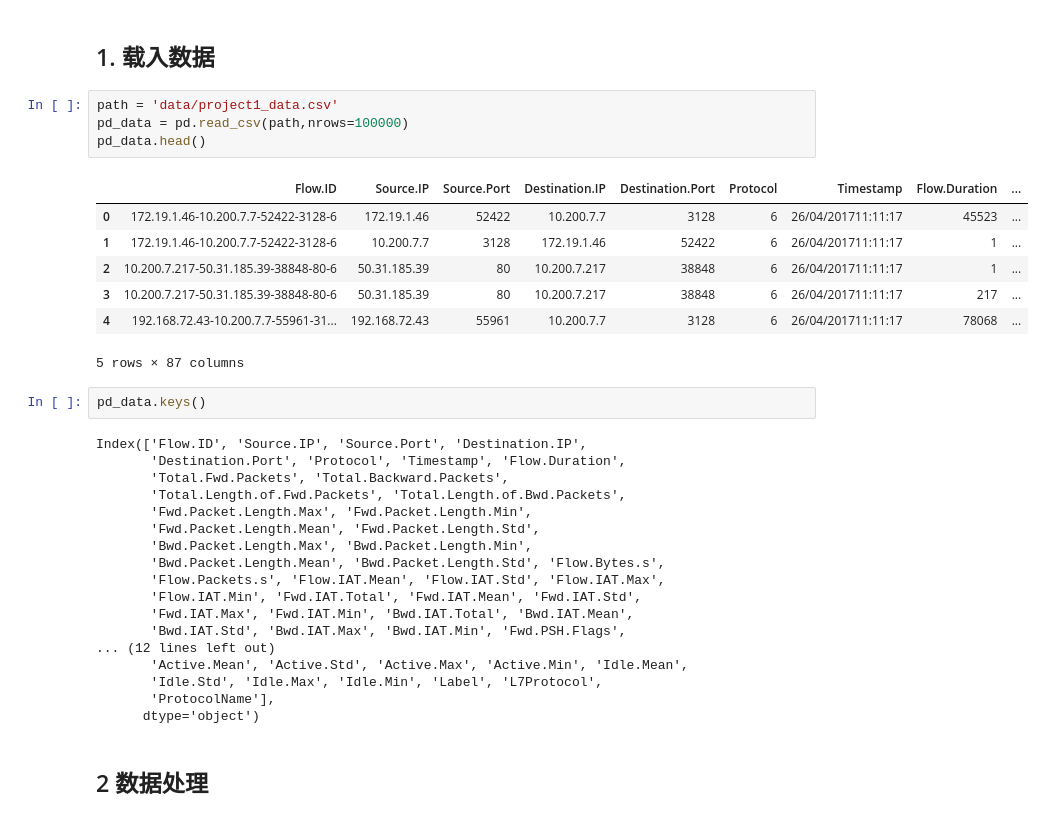
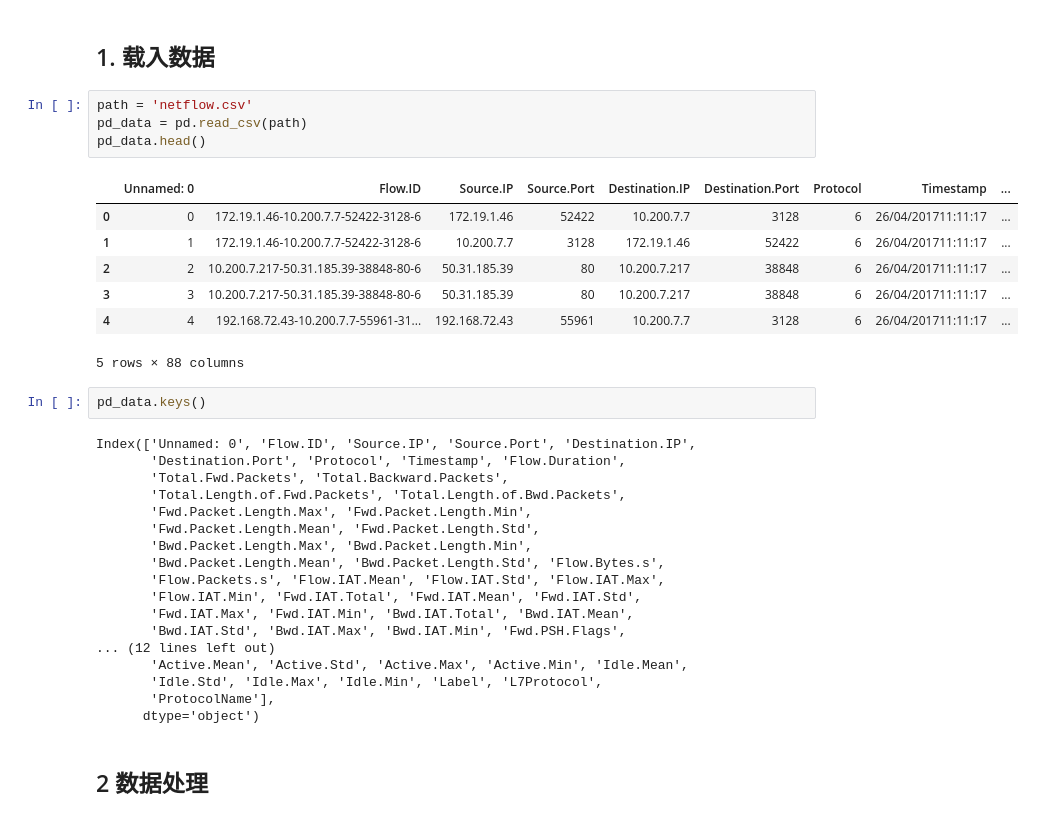
Before and after one commit to YeslabOPS/NAMlab, a Jupyter notebook: U08/03_深度神经网络示例/网络人工智能项目3.ipynb, the cells around one changed output. Drawn from its saved outputs; the diff is of its cells as text.

```diff
--- a/U08/03_深度神经网络示例/网络人工智能项目3.ipynb
+++ b/U08/03_深度神经网络示例/网络人工智能项目3.ipynb
@@ -9,21 +9,21 @@ np.set_printoptions(suppress=True)
 # %% [markdown]
 ## 1. 载入数据
 # %%
-path = 'data/project1_data.csv'
-pd_data = pd.read_csv(path,nrows=100000)
+path = 'netflow.csv'
+pd_data = pd.read_csv(path)
 pd_data.head()
 # %% [output]
-|  | Flow.ID | Source.IP | Source.Port | Destination.IP | Destination.Port | Protocol | Timestamp | Flow.Duration | ... |
-| 0 | 172.19.1.46-10.200.7.7-52422-3128-6 | 172.19.1.46 | 52422 | 10.200.7.7 | 3128 | 6 | 26/04/201711:11:17 | 45523 | ... |
-| 1 | 172.19.1.46-10.200.7.7-52422-3128-6 | 10.200.7.7 | 3128 | 172.19.1.46 | 52422 | 6 | 26/04/201711:11:17 | 1 | ... |
-| 2 | 10.200.7.217-50.31.185.39-38848-80-6 | 50.31.185.39 | 80 | 10.200.7.217 | 38848 | 6 | 26/04/201711:11:17 | 1 | ... |
-| 3 | 10.200.7.217-50.31.185.39-38848-80-6 | 50.31.185.39 | 80 | 10.200.7.217 | 38848 | 6 | 26/04/201711:11:17 | 217 | ... |
-| 4 | 192.168.72.43-10.200.7.7-55961-31... | 192.168.72.43 | 55961 | 10.200.7.7 | 3128 | 6 | 26/04/201711:11:17 | 78068 | ... |
+|  | Unnamed: 0 | Flow.ID | Source.IP | Source.Port | Destination.IP | Destination.Port | Protocol | Timestamp | ... |
+| 0 | 0 | 172.19.1.46-10.200.7.7-52422-3128-6 | 172.19.1.46 | 52422 | 10.200.7.7 | 3128 | 6 | 26/04/201711:11:17 | ... |
+| 1 | 1 | 172.19.1.46-10.200.7.7-52422-3128-6 | 10.200.7.7 | 3128 | 172.19.1.46 | 52422 | 6 | 26/04/201711:11:17 | ... |
+| 2 | 2 | 10.200.7.217-50.31.185.39-38848-80-6 | 50.31.185.39 | 80 | 10.200.7.217 | 38848 | 6 | 26/04/201711:11:17 | ... |
+| 3 | 3 | 10.200.7.217-50.31.185.39-38848-80-6 | 50.31.185.39 | 80 | 10.200.7.217 | 38848 | 6 | 26/04/201711:11:17 | ... |
+| 4 | 4 | 192.168.72.43-10.200.7.7-55961-31... | 192.168.72.43 | 55961 | 10.200.7.7 | 3128 | 6 | 26/04/201711:11:17 | ... |
-5 rows × 87 columns
+5 rows × 88 columns
 # %%
 pd_data.keys()
 # %% [output]
-Index(['Flow.ID', 'Source.IP', 'Source.Port', 'Destination.IP',
+Index(['Unnamed: 0', 'Flow.ID', 'Source.IP', 'Source.Port', 'Destination.IP',
        'Destination.Port', 'Protocol', 'Timestamp', 'Flow.Duration',
        'Total.Fwd.Packets', 'Total.Backward.Packets',
        'Total.Length.of.Fwd.Packets', 'Total.Length.of.Bwd.Packets',
```
Also changed, not shown: parts of 6 cells of this notebook, 1 other file.
